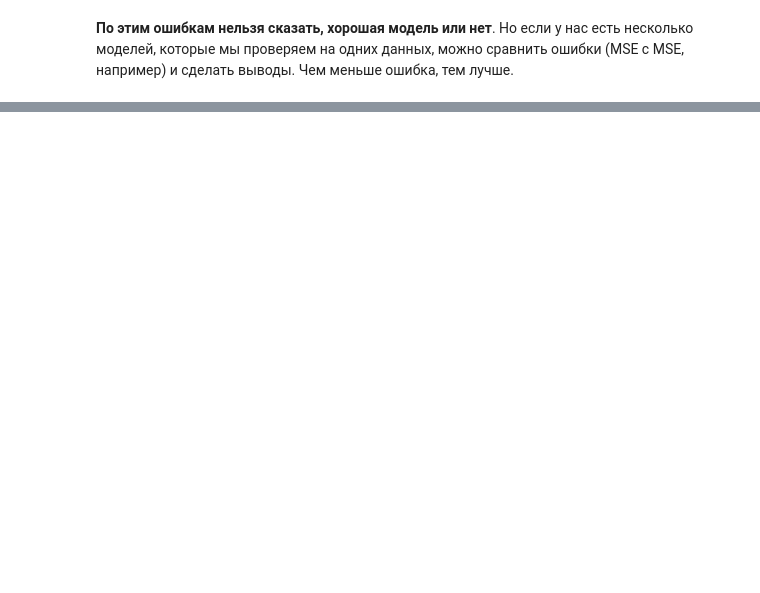
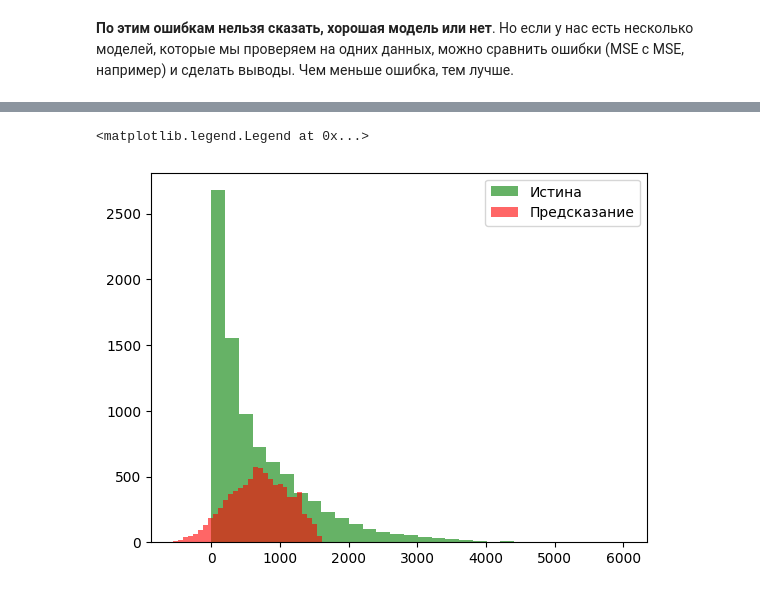
Before and after one commit to bamaxi/dataan-2023-arthist, a Jupyter notebook: seminars/12-andan-regression&errors.ipynb, the cells around one changed output, grey strips where cells are left out. Saved outputs shown, nothing was run; the diff lists cells and outputs as text; code cells hidden in the pictures; blank space fills up the shorter version.

```diff
--- a/seminars/12-andan-regression&errors.ipynb
+++ b/seminars/12-andan-regression&errors.ipynb
@@ -236,0 +635,4 @@ MAE
+# %%
+# сперва переименуем
+bikes = bikes.rename({"Functioning Day": "FunctioningDay"}, axis=1)
+bikes
@@ -236,0 +699,3 @@ MAE
+# %%
+bikes["PredictedTotal3"] = -789.02 + 26.96 * bikes["Temperature"] + 31.6 * bikes["Hour"] + 803.23 * (bikes["FunctioningDay"] == "Yes")
+bikes
@@ -236,0 +754,10 @@ MAE
+# %%
+import matplotlib.pyplot as plt
+
+# fig, (ax1, ax2) = plt.subplots(1, 2)
+plt.hist(bikes["Total"], bins=30, alpha=0.6, color="green", label="Истина")
+plt.hist(bikes["PredictedTotal3"], bins=30, alpha=0.6, color="red", label="Предсказание")
+plt.legend()
+# %% [output]
+<matplotlib.legend.Legend at 0x...>
+[figure, added]
```
Also changed, not shown: parts of 83 cells of this notebook.
